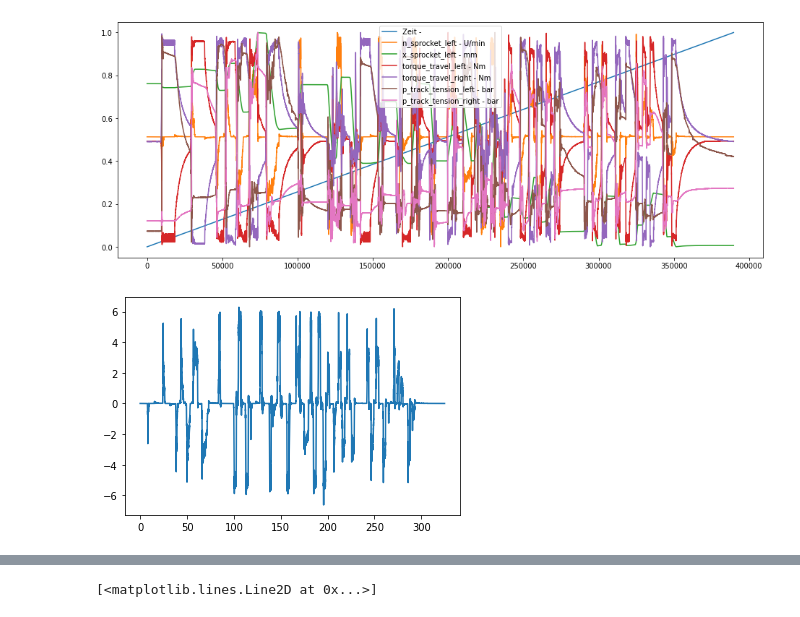
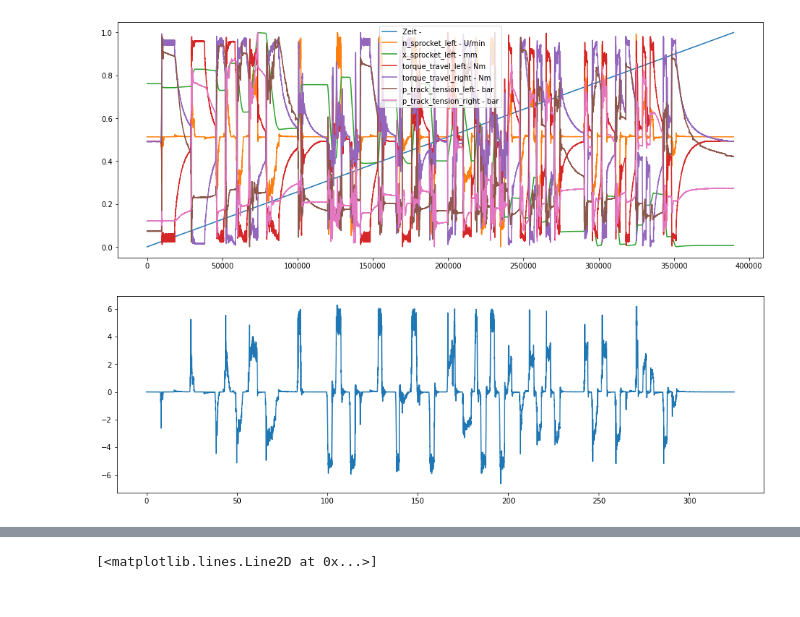
Before and after one commit to Ayushman-Choudhuri/RWTH_Hackmining_Hackathon, a Jupyter notebook: komatsu.ipynb, the cells around one changed output, grey strips where cells are left out. Drawn from its saved outputs; the diff is of its cells as text; code cells hidden in the pictures.

```diff
--- a/komatsu.ipynb
+++ b/komatsu.ipynb
@@ -41,7 +42,8 @@ plt.show()
 # %%
 x = df["Zeit - "]
 y = df["n_sprocket_left - U/min"]
+plt.figure(figsize=(16, 5))
 a = plt.plot(x ,y)
 limit = 389677/15
 # %% [output]
-[figure, old version]
+[figure, new version]
```
Also changed, not shown: parts of 5 cells of this notebook.
